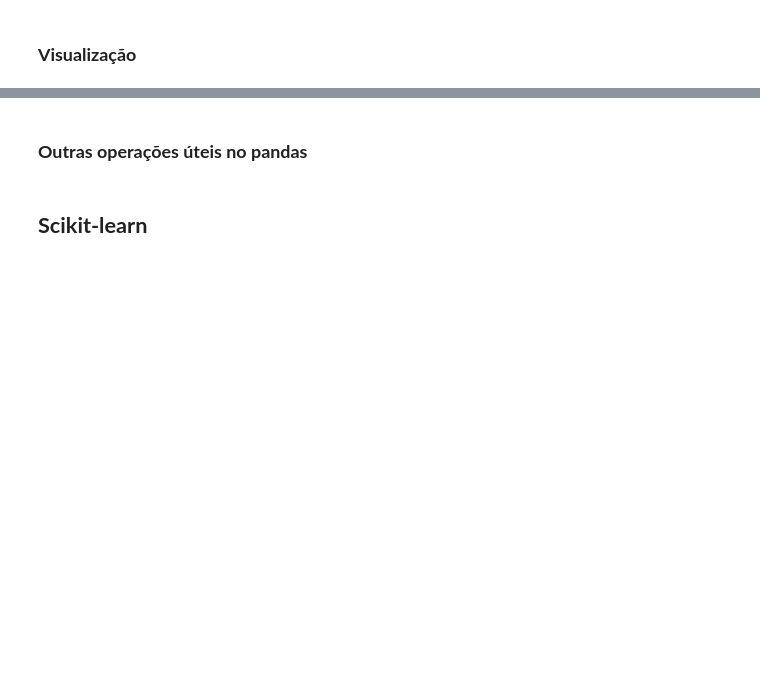
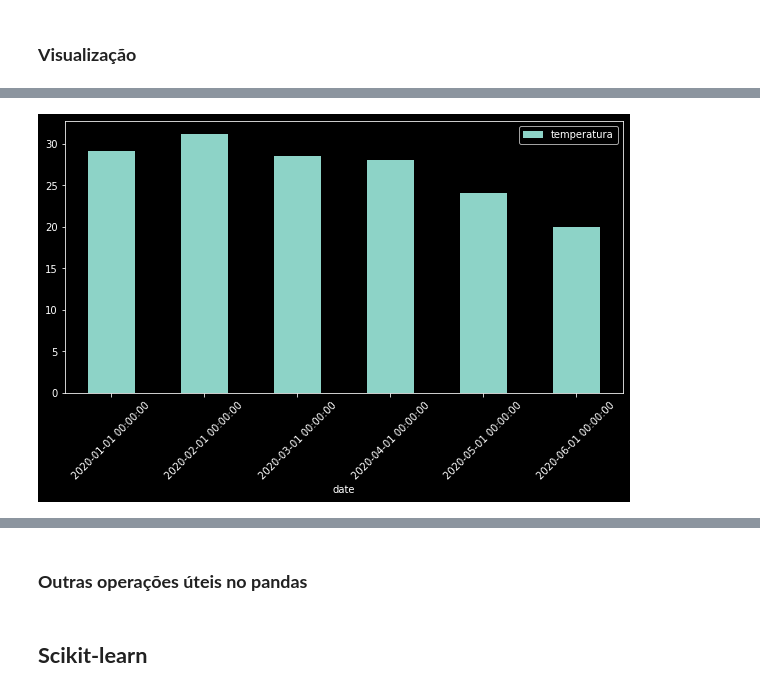
Before and after one commit to odcolares/CientistaDeDados, a Jupyter notebook: [IGTI]_Bootcamp_Módulo_2NV.ipynb, the cells around one changed output, grey strips where cells are left out. Saved outputs shown, nothing was run; the diff lists cells and outputs as text; code cells hidden in the pictures; blank space fills up the shorter version.

```diff
--- a/[IGTI]_Bootcamp_Módulo_2NV.ipynb
+++ b/[IGTI]_Bootcamp_Módulo_2NV.ipynb
@@ -1036,5 +941,7 @@ df['classification'].value_counts().plot.bar(figsize=(10, 5),
 # %%
 # plot de barras
-df.plot(kind='bar', figsize=(10, 5), rot=30);
+df.plot(kind='bar', figsize=(10, 5), rot=45);
+# %% [output]
+[figure, added]
 # %%
 # pie plot
```
Also changed, not shown: parts of 44 cells of this notebook.
